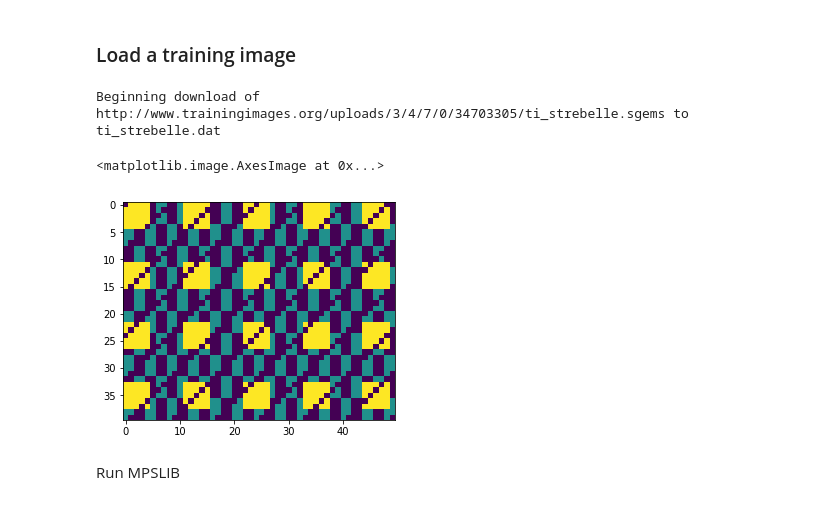
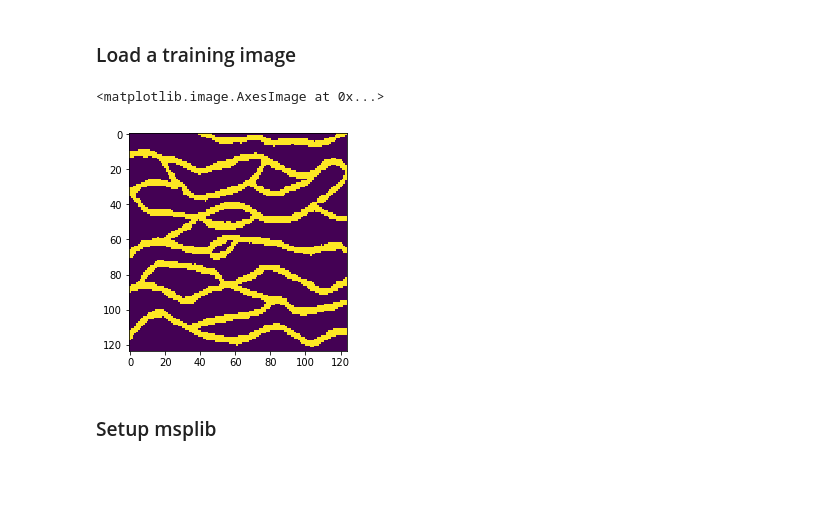
Before and after one commit to cultpenguin/sippi-all, a Jupyter notebook: scikit-mps/examples/mpslib_in_google_colab.ipynb, the cells around one changed output. Cells and saved outputs as stored; diff of their text form; code cells hidden in the pictures; blank space fills up the shorter version.

```diff
--- a/scikit-mps/examples/mpslib_in_google_colab.ipynb
+++ b/scikit-mps/examples/mpslib_in_google_colab.ipynb
@@ -108,14 +81,12 @@ O.par
 ### Load a training image
 # %%
 TI, TI_filename = mps.trainingimages.strebelle(di=2, coarse3d=1)
-TI, TI_filename = mps.trainingimages.checkerboard2()
+#TI, TI_filename = mps.trainingimages.checkerboard2()
 #TI, TI_filename = mps.trainingimages.rot90()
-O.ti = TI
 
-plt.imshow(O.ti[:,:,0].T)
+plt.imshow(TI[:,:,0].T)
 # %% [output]
-Beginning download of http://www.trainingimages.org/uploads/3/4/7/0/34703305/ti_strebelle.sgems to ti_strebelle.dat
+<matplotlib.image.AxesImage at 0x...>
-<matplotlib.image.AxesImage at 0x...>
-[figure, old version]
+[figure, new version]
-# %% [markdown]
-Run MPSLIB
+# %% [markdown]
+### Setup msplib
```
Also changed, not shown: parts of 5 cells of this notebook, 7 other files.
